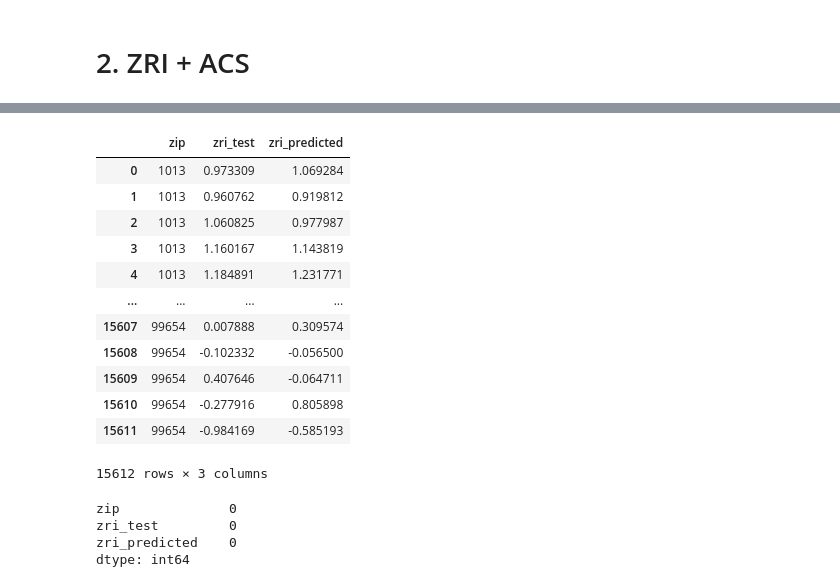
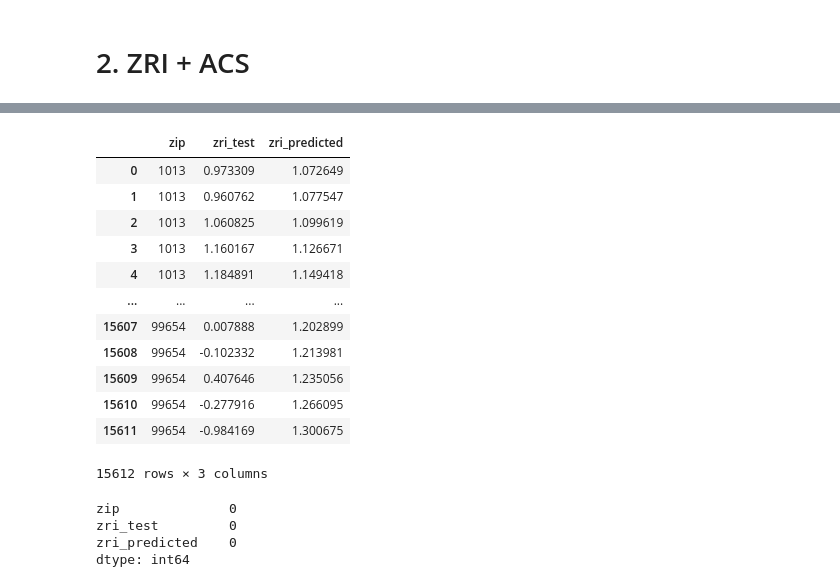
Before and after one commit to Kneck12/zillow-price-index-pred, a Jupyter notebook: Niki/Final Lasso v1.ipynb, the cells around one changed output, grey strips where cells are left out. Cells and saved outputs as stored; diff of their text form; code cells hidden in the pictures.

```diff
--- a/Niki/Final Lasso v1.ipynb
+++ b/Niki/Final Lasso v1.ipynb
@@ -432,15 +403,14 @@ train = df[(df['year'] < 2019) & (df['year']>=2015)]
 test = df[df['year']==2019]
 save_train = train.copy()
 save_test = test.copy()
+
 train = train.drop(['zip','City','State','Metro','CountyName','year','month','year-month'],axis=1)
-test = test.drop(['zip','City','State','Metro','CountyName','year','month','year-month'],axis=1)
-
-
 train_y = train['zri']
 train_X = train.drop(['zri'],axis=1)
 
 test_y = test['zri']
-test_X = test.drop(['zri'],axis=1)
+test_X = test
+#test_X = test.drop(['zri'],axis=1)
 # %%
 #Lasso Grid Search
 lasso = Lasso()
@@ -457,25 +427,52 @@ Lasso(alpha=1e-05)
+# %%
+predictor_table=df.copy()
+X_test = test_X.copy()
+
+#loop through all month in 2019
+for month in list(X_test['year-month'].drop_duplicates()):
+
+    #run prediction for one month
+    X_test=X_test[X_test['year-month']==month]
+    X_test=X_test.drop(['zip','year','month','City','State','Metro','CountyName','year-month','zri'],axis=1)
+    val=lasso_best.predict(X_test)
+
+    #write current month prediction into predictor_table
+
+    predictor_table.loc[predictor_table['year-month']==month,'zri']=val
+
+    predictor_table=lag_gen(predictor_table)
+
+    X_test=predictor_table[predictor_table['year']==2019]
+# %%
+scaled_predictions_y = X_test['zri']
+temp = pd.concat([save_test['zip'],test_y],axis=1)
+temp.reset_index(drop=True, inplace=True)
+scaled_predictions_y.reset_index(drop=True, inplace=True)
+rstable = pd.concat([temp,scaled_predictions_y],axis=1)
+rstable.columns = ['zip','zri_test','zri_predicted']
+rstable
+# %% [output]
+|  | zip | zri_test | zri_predicted |
+| 0 | 1013 | 0.973309 | 1.072649 |
+| 1 | 1013 | 0.960762 | 1.077547 |
+| 2 | 1013 | 1.060825 | 1.099619 |
+| 3 | 1013 | 1.160167 | 1.126671 |
+| 4 | 1013 | 1.184891 | 1.149418 |
+| ... | ... | ... | ... |
+| 15607 | 99654 | 0.007888 | 1.202899 |
+| 15608 | 99654 | -0.102332 | 1.213981 |
+| 15609 | 99654 | 0.407646 | 1.235056 |
+| 15610 | 99654 | -0.277916 | 1.266095 |
+| 15611 | 99654 | -0.984169 | 1.300675 |
+15612 rows × 3 columns
 # %%
-scaled_predictions_y = pd.Series(lasso_best.predict(test_X))
-temp = pd.concat([save_test['zip'],test_y],axis=1)
-temp.reset_index(drop=True, inplace=True)
-scaled_predictions_y.reset_index(drop=True, inplace=True)
-rstable = pd.concat([temp,scaled_predictions_y],axis=1)
-rstable.columns = ['zip','zri_test','zri_predicted']
-rstable
+# scaled_predictions_y = pd.Series(lasso_best.predict(test_X))
+# temp = pd.concat([save_test['zip'],test_y],axis=1)
+# temp.reset_index(drop=True, inplace=True)
+# scaled_predictions_y.reset_index(drop=True, inplace=True)
+# rstable = pd.concat([temp,scaled_predictions_y],axis=1)
+# rstable.columns = ['zip','zri_test','zri_predicted']
+# rstable
-# %% [output]
-|  | zip | zri_test | zri_predicted |
-| 0 | 1013 | 0.973309 | 1.069284 |
-| 1 | 1013 | 0.960762 | 0.919812 |
-| 2 | 1013 | 1.060825 | 0.977987 |
-| 3 | 1013 | 1.160167 | 1.143819 |
-| 4 | 1013 | 1.184891 | 1.231771 |
-| ... | ... | ... | ... |
-| 15607 | 99654 | 0.007888 | 0.309574 |
-| 15608 | 99654 | -0.102332 | -0.056500 |
-| 15609 | 99654 | 0.407646 | -0.064711 |
-| 15610 | 99654 | -0.277916 | 0.805898 |
-| 15611 | 99654 | -0.984169 | -0.585193 |
-15612 rows × 3 columns
 # %%
 for zipcode in rstable['zip'].unique():
     rstable_filtered=rstable[rstable['zip']==zipcode]
```
Also changed, not shown: parts of 58 cells of this notebook, 2 other files.
